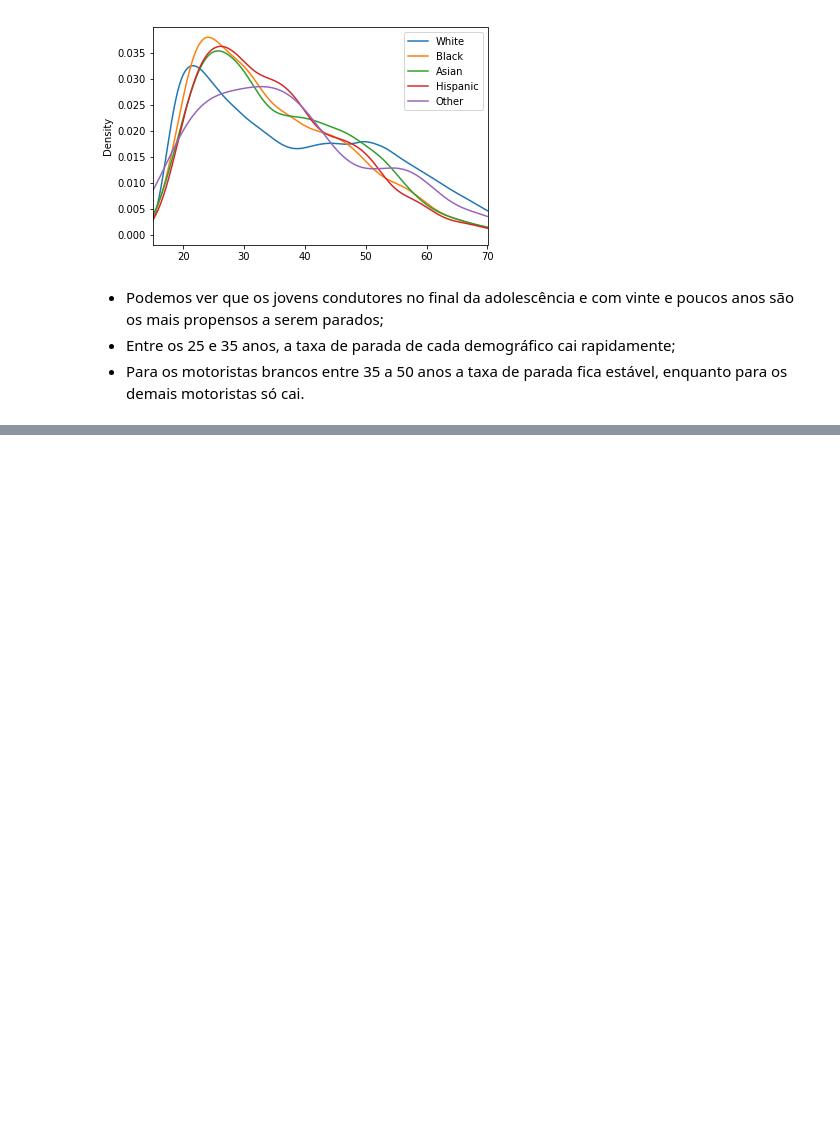
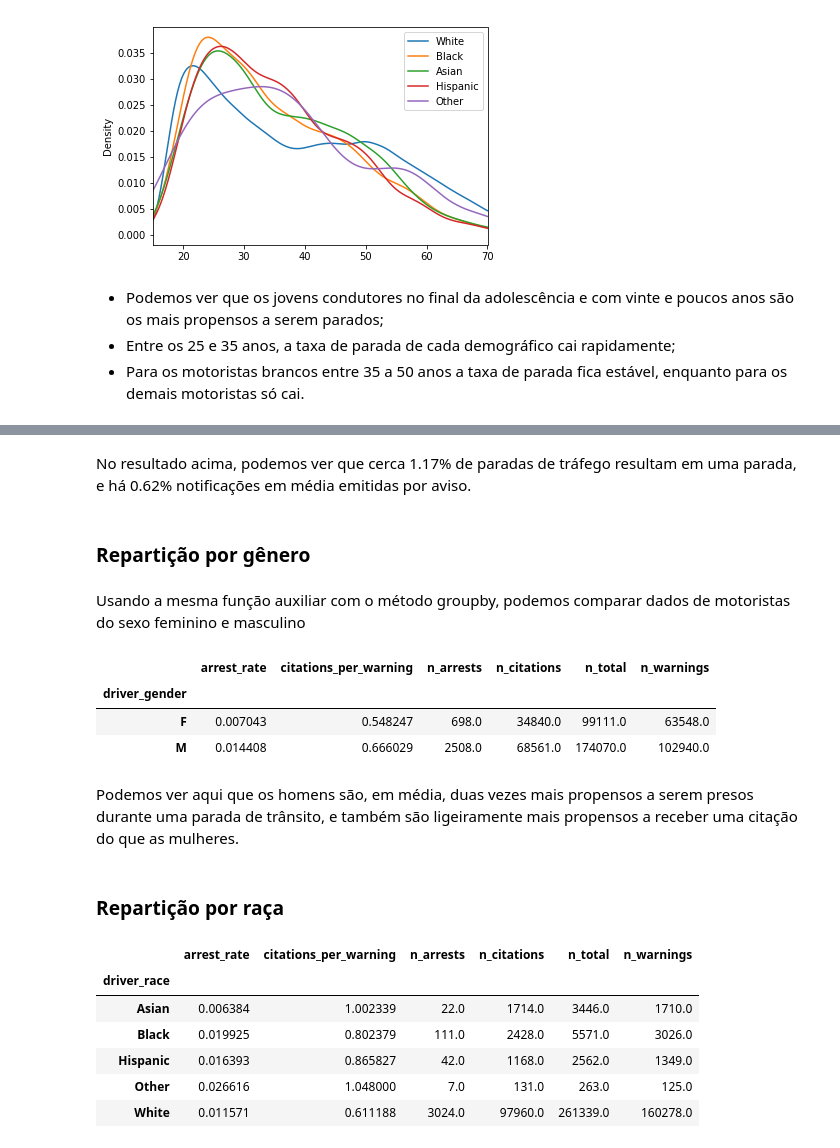
Before and after one commit to Igorth/exploring-US-policing-data-python, a Jupyter notebook: EXPLORING UNITED STATES POLICING DATA USING PYTHON.ipynb, the cells around one changed output, grey strips where cells are left out. Cells and saved outputs as stored; diff of their text form; code cells hidden in the pictures; blank space fills up the shorter version.

```diff
--- a/EXPLORING UNITED STATES POLICING DATA USING PYTHON.ipynb
+++ b/EXPLORING UNITED STATES POLICING DATA USING PYTHON.ipynb
@@ -184,0 +222,27 @@ ax.legend()
+# %% [markdown]
+No resultado acima, podemos ver que cerca 1.17% de paradas de tráfego resultam em uma parada, e há 0.62% notificações em média emitidas por aviso.
+# %% [markdown]
+### Repartição por gênero
+# %% [markdown]
+Usando a mesma função auxiliar com o método groupby, podemos comparar dados de motoristas do sexo feminino e masculino
+# %%
+df_vt.groupby('driver_gender').apply(compute_outcome_stats)
+# %% [output]
+|  | arrest_rate | citations_per_warning | n_arrests | n_citations | n_total | n_warnings |
+| driver_gender |  |  |  |  |  |  |
+| F | 0.007043 | 0.548247 | 698.0 | 34840.0 | 99111.0 | 63548.0 |
+| M | 0.014408 | 0.666029 | 2508.0 | 68561.0 | 174070.0 | 102940.0 |
+# %% [markdown]
+Podemos ver aqui que os homens são, em média, duas vezes mais propensos a serem presos durante uma parada de trânsito, e também são ligeiramente mais propensos a receber uma citação do que as mulheres.
+# %% [markdown]
+### Repartição por raça
+# %%
+df_vt.groupby('driver_race').apply(compute_outcome_stats)
+# %% [output]
+|  | arrest_rate | citations_per_warning | n_arrests | n_citations | n_total | n_warnings |
+| driver_race |  |  |  |  |  |  |
+| Asian | 0.006384 | 1.002339 | 22.0 | 1714.0 | 3446.0 | 1710.0 |
+| Black | 0.019925 | 0.802379 | 111.0 | 2428.0 | 5571.0 | 3026.0 |
+| Hispanic | 0.016393 | 0.865827 | 42.0 | 1168.0 | 2562.0 | 1349.0 |
+| Other | 0.026616 | 1.048000 | 7.0 | 131.0 | 263.0 | 125.0 |
+| White | 0.011571 | 0.611188 | 3024.0 | 97960.0 | 261339.0 | 160278.0 |
```
Also changed, not shown: parts of 7 cells of this notebook.
